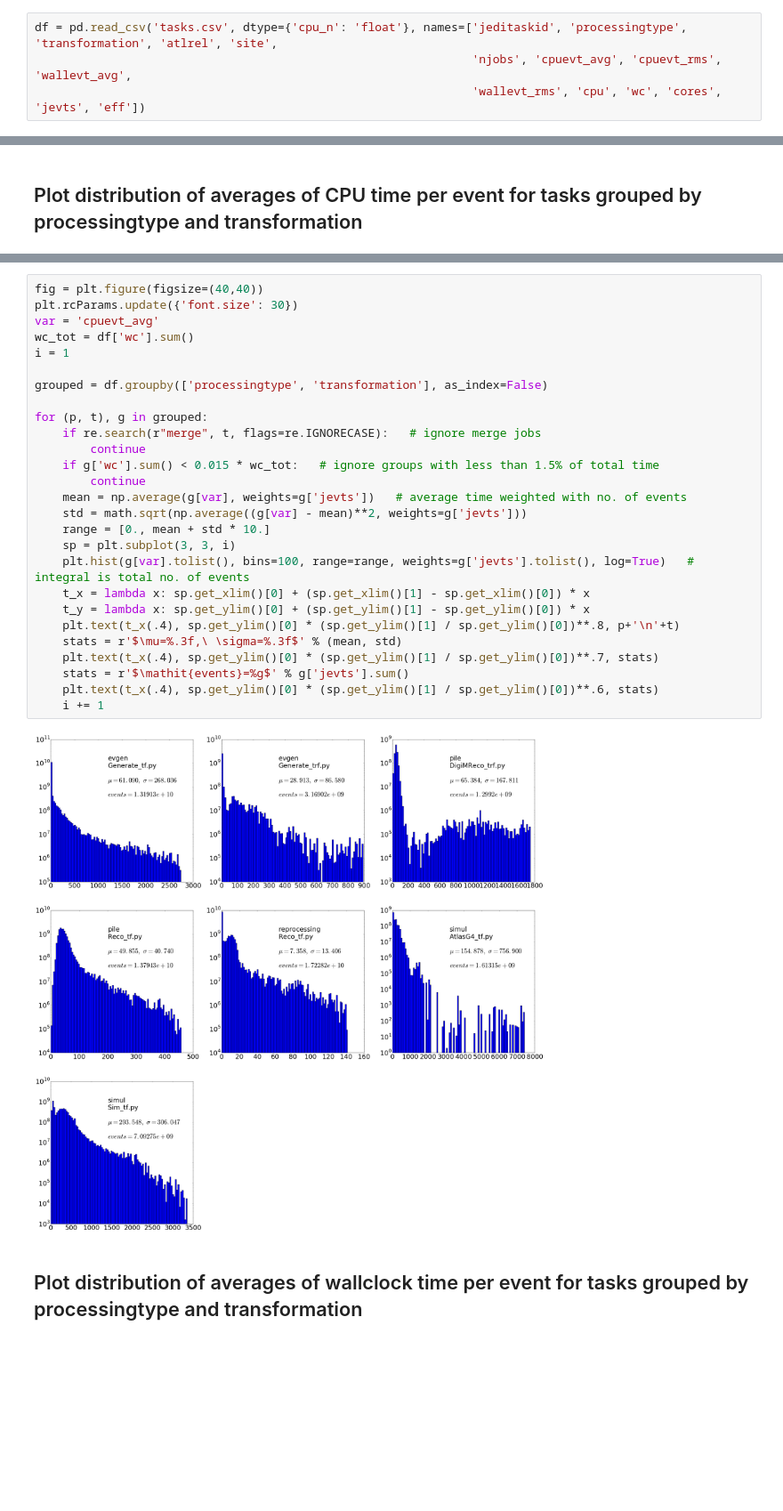
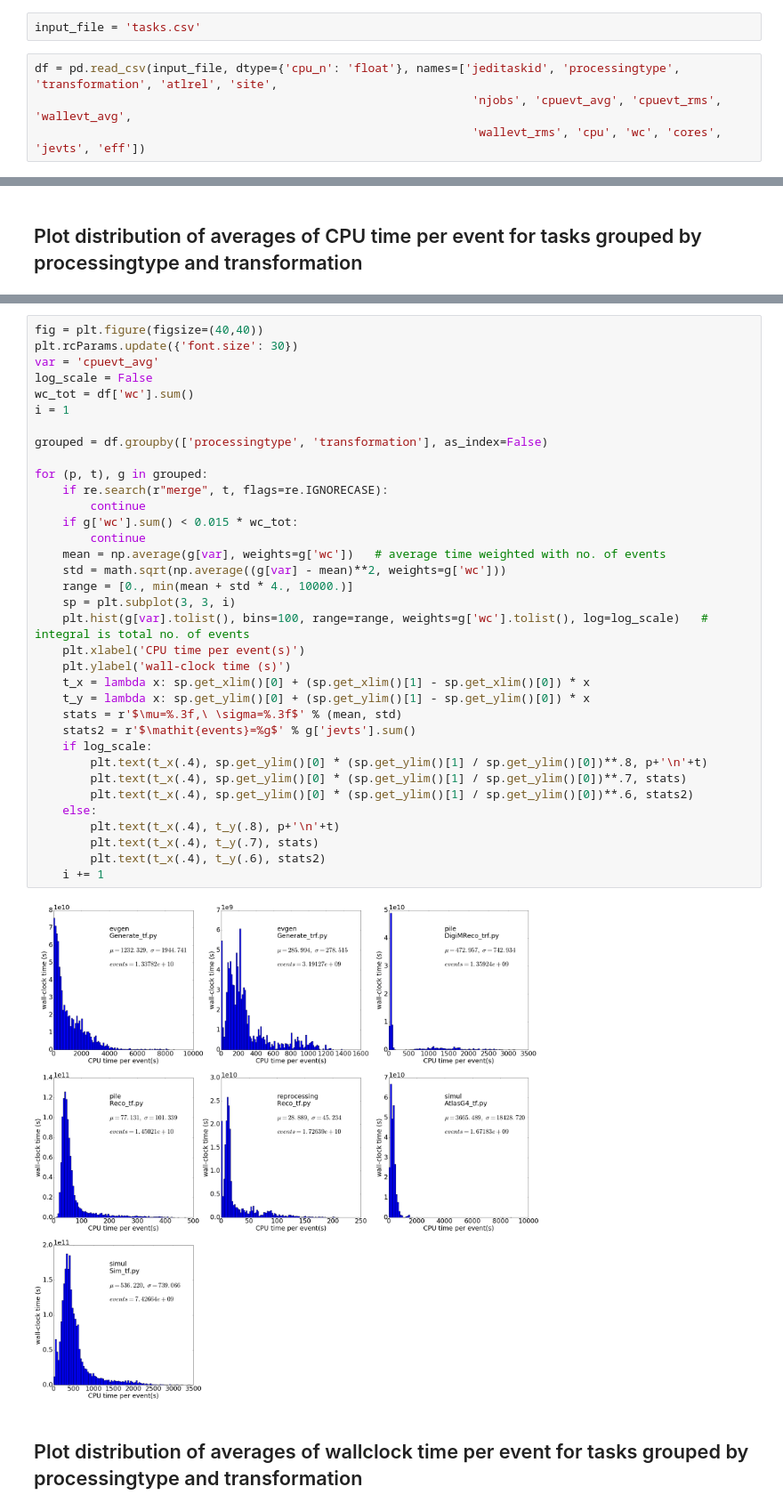
Before and after one commit to sciaba/ATLAS-CPU-time-analysis, a Jupyter notebook: Notebooks/Job_CPUtime_analysis.ipynb, the cells around one changed output, grey strips where cells are left out. Shown at 89% size. Cells and saved outputs as stored; diff of their text form; blank space fills up the shorter version.

```diff
--- a/Notebooks/Job_CPUtime_analysis.ipynb
+++ b/Notebooks/Job_CPUtime_analysis.ipynb
@@ -273,8 +273,10 @@ with open('tasks.csv', 'w') as f:
                                 ])
 # %% [markdown]
 ## Import to a DataFrame
+# %%
+input_file = 'tasks.csv'
 # %%
-df = pd.read_csv('tasks.csv', dtype={'cpu_n': 'float'}, names=['jeditaskid', 'processingtype', 'transformation', 'atlrel', 'site',
+df = pd.read_csv(input_file, dtype={'cpu_n': 'float'}, names=['jeditaskid', 'processingtype', 'transformation', 'atlrel', 'site',
                                                                'njobs', 'cpuevt_avg', 'cpuevt_rms', 'wallevt_avg',
                                                                'wallevt_rms', 'cpu', 'wc', 'cores', 'jevts', 'eff'])
 # %%
@@ -378,32 +388,40 @@ Combinations consisting of merge jobs, of that use less than 1.5% of the total w
 # %%
 fig = plt.figure(figsize=(40,40))
 plt.rcParams.update({'font.size': 30})
 var = 'cpuevt_avg'
+log_scale = False
 wc_tot = df['wc'].sum()
 i = 1
 
 grouped = df.groupby(['processingtype', 'transformation'], as_index=False)
 
 for (p, t), g in grouped:
-    if re.search(r"merge", t, flags=re.IGNORECASE):   # ignore merge jobs
+    if re.search(r"merge", t, flags=re.IGNORECASE):
         continue
-    if g['wc'].sum() < 0.015 * wc_tot:   # ignore groups with less than 1.5% of total time
+    if g['wc'].sum() < 0.015 * wc_tot:
         continue
-    mean = np.average(g[var], weights=g['jevts'])   # average time weighted with no. of events
-    std = math.sqrt(np.average((g[var] - mean)**2, weights=g['jevts']))
-    range = [0., mean + std * 10.]
+    mean = np.average(g[var], weights=g['wc'])   # average time weighted with no. of events
+    std = math.sqrt(np.average((g[var] - mean)**2, weights=g['wc']))
+    range = [0., min(mean + std * 4., 10000.)]
     sp = plt.subplot(3, 3, i)
-    plt.hist(g[var].tolist(), bins=100, range=range, weights=g['jevts'].tolist(), log=True)   # integral is total no. of events
+    plt.hist(g[var].tolist(), bins=100, range=range, weights=g['wc'].tolist(), log=log_scale)   # integral is total no. of events
+    plt.xlabel('CPU time per event(s)')
+    plt.ylabel('wall-clock time (s)')
     t_x = lambda x: sp.get_xlim()[0] + (sp.get_xlim()[1] - sp.get_xlim()[0]) * x
     t_y = lambda x: sp.get_ylim()[0] + (sp.get_ylim()[1] - sp.get_ylim()[0]) * x
-    plt.text(t_x(.4), sp.get_ylim()[0] * (sp.get_ylim()[1] / sp.get_ylim()[0])**.8, p+'\n'+t)
     stats = r'$\mu=%.3f,\ \sigma=%.3f$' % (mean, std)
-    plt.text(t_x(.4), sp.get_ylim()[0] * (sp.get_ylim()[1] / sp.get_ylim()[0])**.7, stats)
-    stats = r'$\mathit{events}=%g$' % g['jevts'].sum()
-    plt.text(t_x(.4), sp.get_ylim()[0] * (sp.get_ylim()[1] / sp.get_ylim()[0])**.6, stats)
+    stats2 = r'$\mathit{events}=%g$' % g['jevts'].sum()
+    if log_scale:
+        plt.text(t_x(.4), sp.get_ylim()[0] * (sp.get_ylim()[1] / sp.get_ylim()[0])**.8, p+'\n'+t)
+        plt.text(t_x(.4), sp.get_ylim()[0] * (sp.get_ylim()[1] / sp.get_ylim()[0])**.7, stats)
+        plt.text(t_x(.4), sp.get_ylim()[0] * (sp.get_ylim()[1] / sp.get_ylim()[0])**.6, stats2)
+    else:
+        plt.text(t_x(.4), t_y(.8), p+'\n'+t)
+        plt.text(t_x(.4), t_y(.7), stats)
+        plt.text(t_x(.4), t_y(.6), stats2)
     i += 1
 # %% [output]
-[figure, old version]
+[figure, new version]
 # %% [markdown]
 ## Plot distribution of averages of wallclock time per event for tasks grouped by processingtype and transformation
 # %% [markdown]
```
Also changed, not shown: parts of 23 cells of this notebook.
